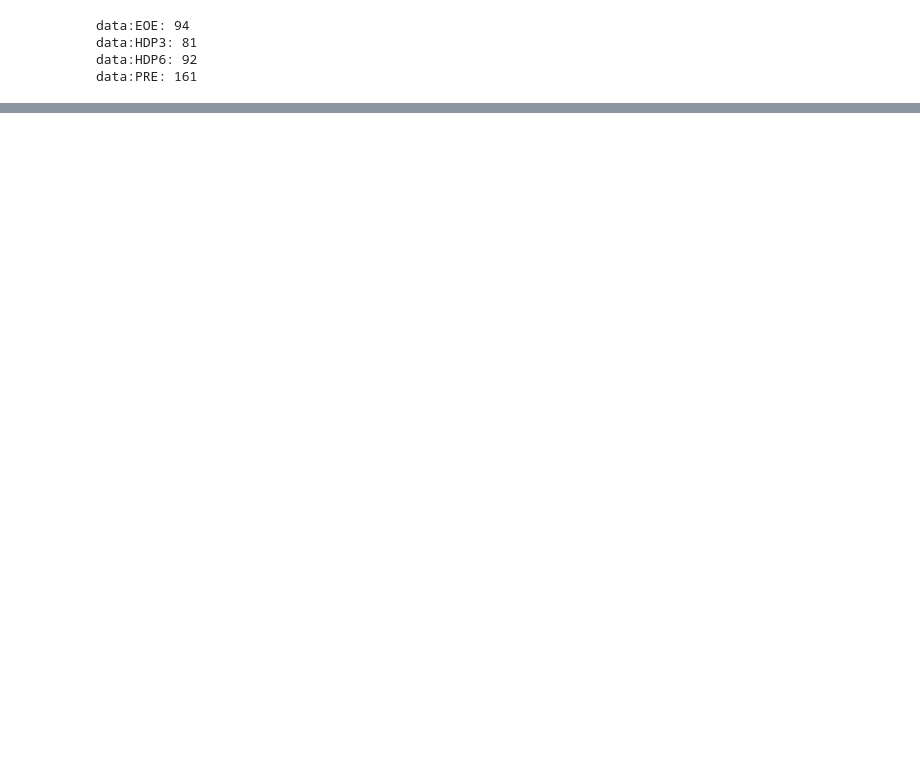
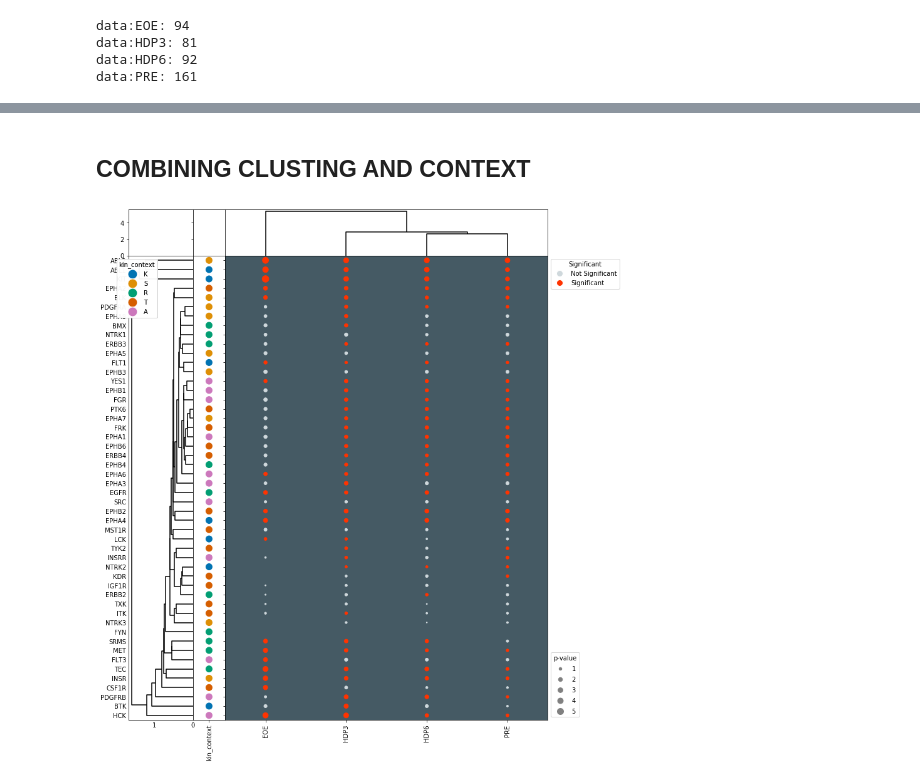
Before and after one commit to NaegleLab/KSTAR, a Jupyter notebook: analysis/BCR-ABL/bcr_abl.ipynb, the cells around one changed output, grey strips where cells are left out. Saved outputs shown, nothing was run; the diff lists cells and outputs as text; code cells hidden in the pictures; blank space fills up the shorter version.

```diff
--- a/analysis/BCR-ABL/bcr_abl.ipynb
+++ b/analysis/BCR-ABL/bcr_abl.ipynb
@@ -164,0 +253,34 @@ data:PRE: 161
+# %% [markdown]
+## COMBINING CLUSTING AND CONTEXT
+# %%
+# COMBINED
+
+fig, axes = plt.subplots(figsize = (12, 15),
+        nrows = 2, ncols = 3,
+        sharex = 'col',
+        sharey = 'row',
+        gridspec_kw = {
+            'height_ratios':[.1,1],
+            'width_ratios':[0.2,0.1, 1]
+        },)
+fig.subplots_adjust(wspace=0, hspace=0)
+
+
+dots = dotplot.DotPlot(
+    values = activities, colors = significant, dotsize = 20,
+    colormap = {0 : '#CFD8DC', 1 : '#FF3300'},
+    labelmap = {0 : 'Not Significant', 1 : 'Significant'},
+    facecolor = '#455A64',
+    legend_title = 'p-value', size_number = 5, size_color = 'gray',
+    color_title = 'Significant', markersize = 10,
+    legend_distance = 1.0, title = None,
+    xlabel = True, ylabel = True, x_label_dict = None
+)
+
+dots.cluster(orientation = 'left', ax = axes[1,0])
+dots.cluster(orientation = 'top', ax = axes[0,2])
+dots.dotplot(ax = axes[1,2])
+
+dots.context(ax = axes[1,1], info = kinase_context, id_column = 'kinase', context_columns=['kin_context'], orientation = 'left', dotsize=100, markersize=15)
+# %% [output]
+[figure, added]
```
Also changed, not shown: parts of 13 cells of this notebook, 2 other files.
